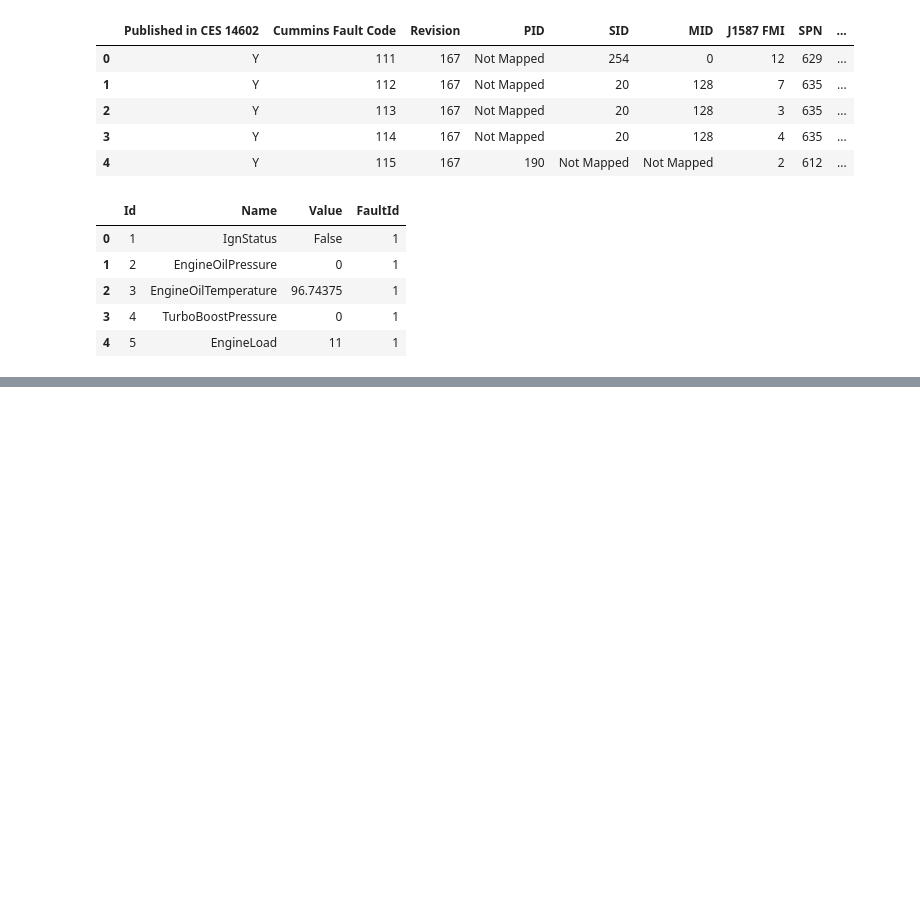
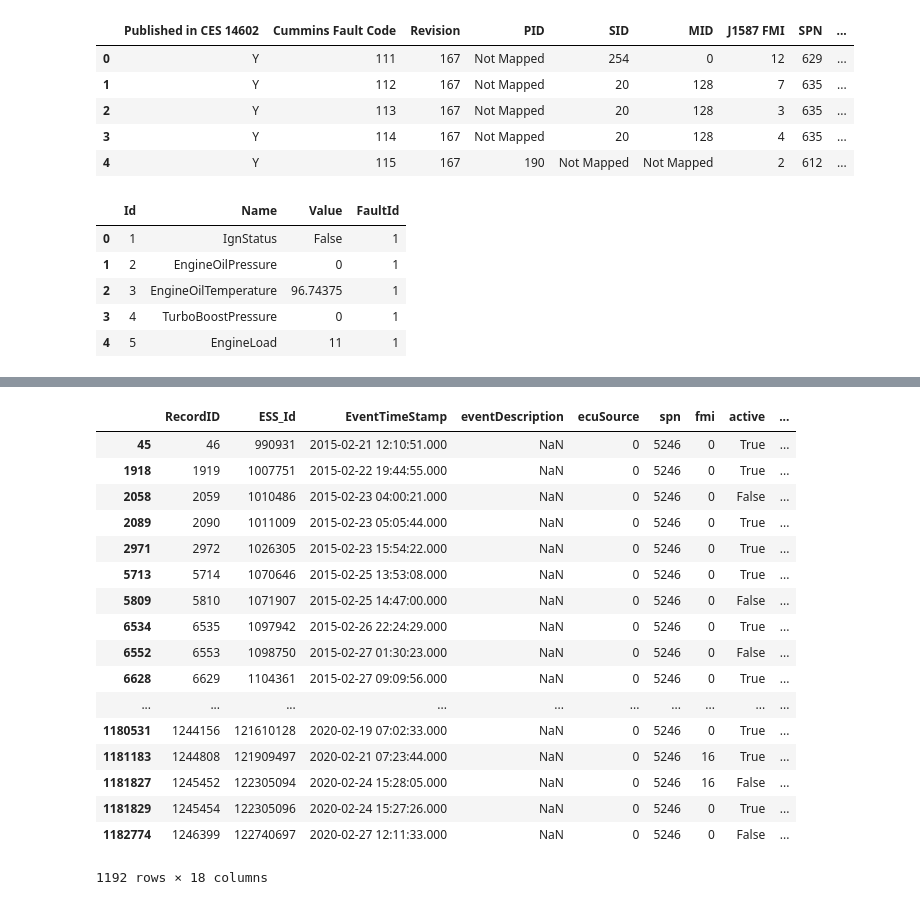
Before and after one commit to Barrett-Rogers/dq8-kingpins, a Jupyter notebook: big_g_foyaz.ipynb, the cells around one changed output, grey strips where cells are left out. Cells and saved outputs as stored; diff of their text form; code cells hidden in the pictures; blank space fills up the shorter version.

```diff
--- a/big_g_foyaz.ipynb
+++ b/big_g_foyaz.ipynb
@@ -25,5 +27,5 @@ service_fault.head()
 | 3 | Y | 114 | 167 | Not Mapped | 20 | 128 | 4 | 635 | ... |
 | 4 | Y | 115 | 167 | 190 | Not Mapped | Not Mapped | 2 | 612 | ... |
 # %%
-vehicle_diagnostic = pd.read_csv('VehicleDiagnosticOnboardData.csv')
+vehicle = pd.read_csv('data/VehicleDiagnosticOnboardData.csv')
 # %%
@@ -35,3 +37,8 @@ vehicle_diagnostic.head()
 | 2 | 3 | EngineOilTemperature | 96.74375 | 1 |
 | 3 | 4 | TurboBoostPressure | 0 | 1 |
 | 4 | 5 | EngineLoad | 11 | 1 |
+# %%
+J1939.drop(['actionDescription', 'ecuSoftwareVersion', 'ecuSerialNumber', 'ecuModel', 'ecuMake', 'faultValue'], axis = 1, inplace = True)
+# %%
+j1939 = J1939
+j1939.head()
@@ -37,0 +52,3 @@ vehicle_diagnostic.head()
+# %%
+faults_onboard = j1939.merge(vehicle, how='inner', left_on='RecordID', right_on='Id')
+faults_onboard.head()
@@ -37,0 +62,21 @@ vehicle_diagnostic.head()
+# %%
+faults_onboard[faults_onboard['spn'] == 5246]
+# %% [output]
+|  | RecordID | ESS_Id | EventTimeStamp | eventDescription | ecuSource | spn | fmi | active | ... |
+| 45 | 46 | 990931 | 2015-02-21 12:10:51.000 | NaN | 0 | 5246 | 0 | True | ... |
+| 1918 | 1919 | 1007751 | 2015-02-22 19:44:55.000 | NaN | 0 | 5246 | 0 | True | ... |
+| 2058 | 2059 | 1010486 | 2015-02-23 04:00:21.000 | NaN | 0 | 5246 | 0 | False | ... |
+| 2089 | 2090 | 1011009 | 2015-02-23 05:05:44.000 | NaN | 0 | 5246 | 0 | True | ... |
+| 2971 | 2972 | 1026305 | 2015-02-23 15:54:22.000 | NaN | 0 | 5246 | 0 | True | ... |
+| 5713 | 5714 | 1070646 | 2015-02-25 13:53:08.000 | NaN | 0 | 5246 | 0 | True | ... |
+| 5809 | 5810 | 1071907 | 2015-02-25 14:47:00.000 | NaN | 0 | 5246 | 0 | False | ... |
+| 6534 | 6535 | 1097942 | 2015-02-26 22:24:29.000 | NaN | 0 | 5246 | 0 | True | ... |
+| 6552 | 6553 | 1098750 | 2015-02-27 01:30:23.000 | NaN | 0 | 5246 | 0 | False | ... |
+| 6628 | 6629 | 1104361 | 2015-02-27 09:09:56.000 | NaN | 0 | 5246 | 0 | True | ... |
+| ... | ... | ... | ... | ... | ... | ... | ... | ... | ... |
+| 1180531 | 1244156 | 121610128 | 2020-02-19 07:02:33.000 | NaN | 0 | 5246 | 0 | True | ... |
+| 1181183 | 1244808 | 121909497 | 2020-02-21 07:23:44.000 | NaN | 0 | 5246 | 16 | True | ... |
+| 1181827 | 1245452 | 122305094 | 2020-02-24 15:28:05.000 | NaN | 0 | 5246 | 16 | False | ... |
+| 1181829 | 1245454 | 122305096 | 2020-02-24 15:27:26.000 | NaN | 0 | 5246 | 0 | True | ... |
+| 1182774 | 1246399 | 122740697 | 2020-02-27 12:11:33.000 | NaN | 0 | 5246 | 0 | False | ... |
+1192 rows × 18 columns
```
Also changed, not shown: parts of 24 cells of this notebook.
